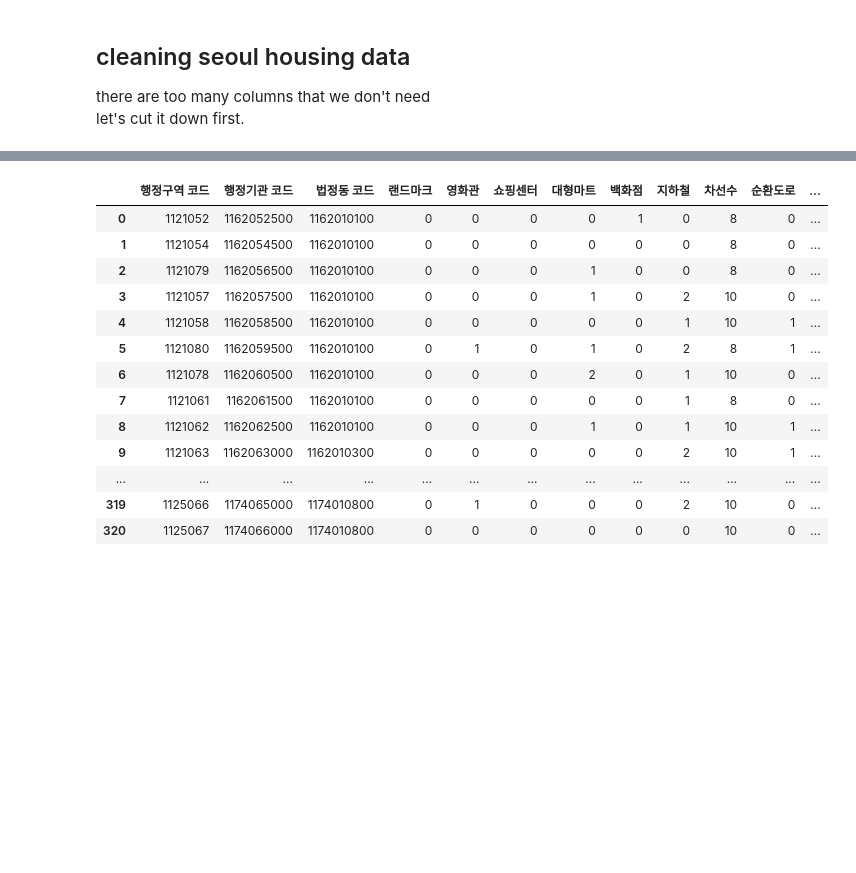
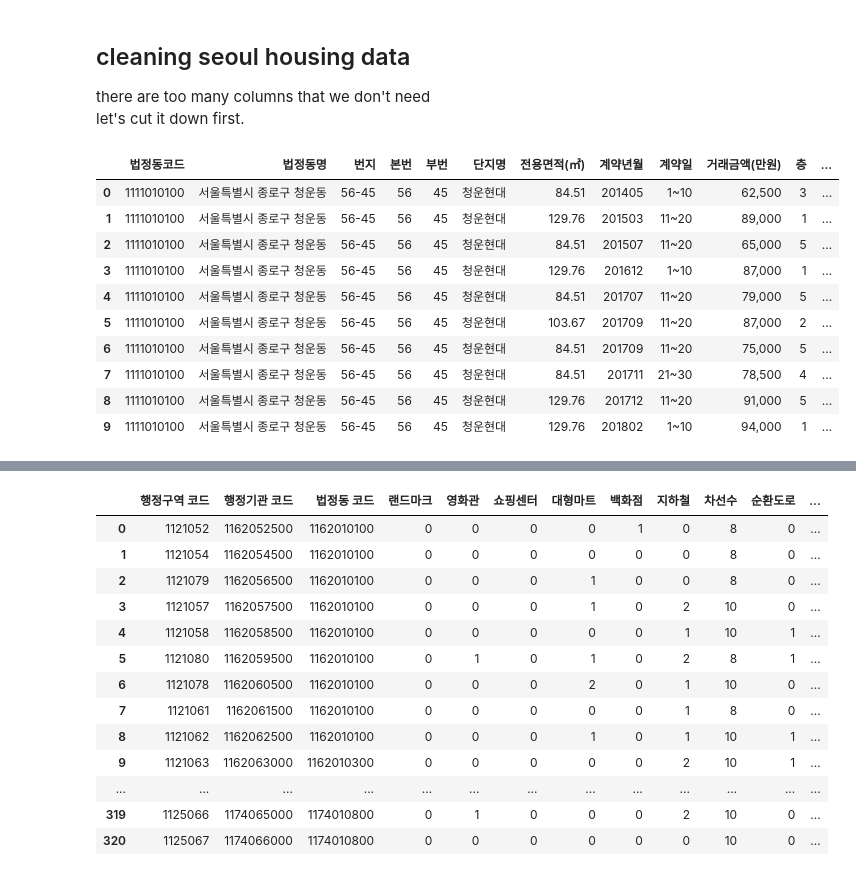
Before and after one commit to younghk/Housing_Seoul_Analysis, a Jupyter notebook: Data_preprocessing.ipynb, the cells around one changed output, grey strips where cells are left out. Cells and saved outputs as stored; diff of their text form; code cells hidden in the pictures; blank space fills up the shorter version.

Commit message:
Recollecting Apartment Data and Updated preprocessing process.

```diff
--- a/Data_preprocessing.ipynb
+++ b/Data_preprocessing.ipynb
@@ -17,2 +137,16 @@ import xlrd
 # %%
-seoul_housing_raw = pd.read_csv('seoul_housing.csv')
+seoul_housing_raw = pd.read_csv('seoul_apart_areacode.csv')
+# %%
+seoul_housing_raw.head(10)
+# %% [output]
+|  | 법정동코드 | 법정동명 | 번지 | 본번 | 부번 | 단지명 | 전용면적(㎡) | 계약년월 | 계약일 | 거래금액(만원) | 층 | ... |
+| 0 | 1111010100 | 서울특별시 종로구 청운동 | 56-45 | 56 | 45 | 청운현대 | 84.51 | 201405 | 1~10 | 62,500 | 3 | ... |
+| 1 | 1111010100 | 서울특별시 종로구 청운동 | 56-45 | 56 | 45 | 청운현대 | 129.76 | 201503 | 11~20 | 89,000 | 1 | ... |
+| 2 | 1111010100 | 서울특별시 종로구 청운동 | 56-45 | 56 | 45 | 청운현대 | 84.51 | 201507 | 11~20 | 65,000 | 5 | ... |
+| 3 | 1111010100 | 서울특별시 종로구 청운동 | 56-45 | 56 | 45 | 청운현대 | 129.76 | 201612 | 1~10 | 87,000 | 1 | ... |
+| 4 | 1111010100 | 서울특별시 종로구 청운동 | 56-45 | 56 | 45 | 청운현대 | 84.51 | 201707 | 11~20 | 79,000 | 5 | ... |
+| 5 | 1111010100 | 서울특별시 종로구 청운동 | 56-45 | 56 | 45 | 청운현대 | 103.67 | 201709 | 11~20 | 87,000 | 2 | ... |
+| 6 | 1111010100 | 서울특별시 종로구 청운동 | 56-45 | 56 | 45 | 청운현대 | 84.51 | 201709 | 11~20 | 75,000 | 5 | ... |
+| 7 | 1111010100 | 서울특별시 종로구 청운동 | 56-45 | 56 | 45 | 청운현대 | 84.51 | 201711 | 21~30 | 78,500 | 4 | ... |
+| 8 | 1111010100 | 서울특별시 종로구 청운동 | 56-45 | 56 | 45 | 청운현대 | 129.76 | 201712 | 11~20 | 91,000 | 5 | ... |
+| 9 | 1111010100 | 서울특별시 종로구 청운동 | 56-45 | 56 | 45 | 청운현대 | 129.76 | 201802 | 1~10 | 94,000 | 1 | ... |
```
Also changed, not shown: parts of 35 cells of this notebook, 1 other file.
